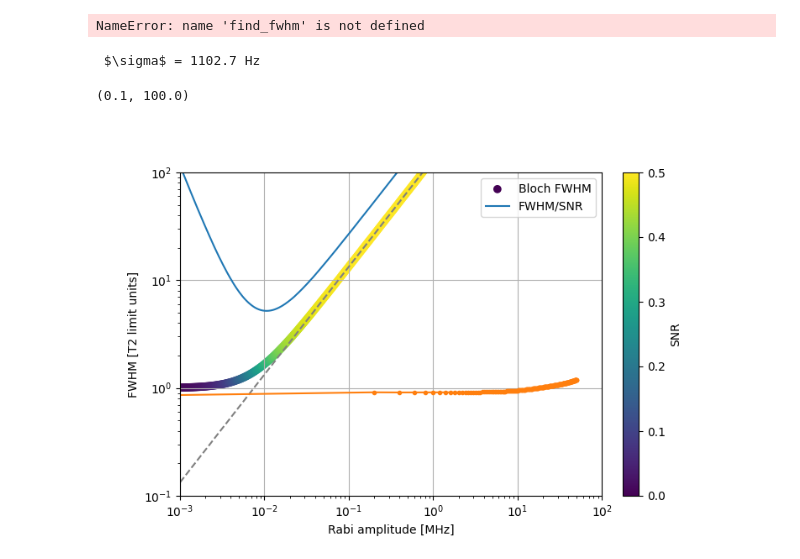
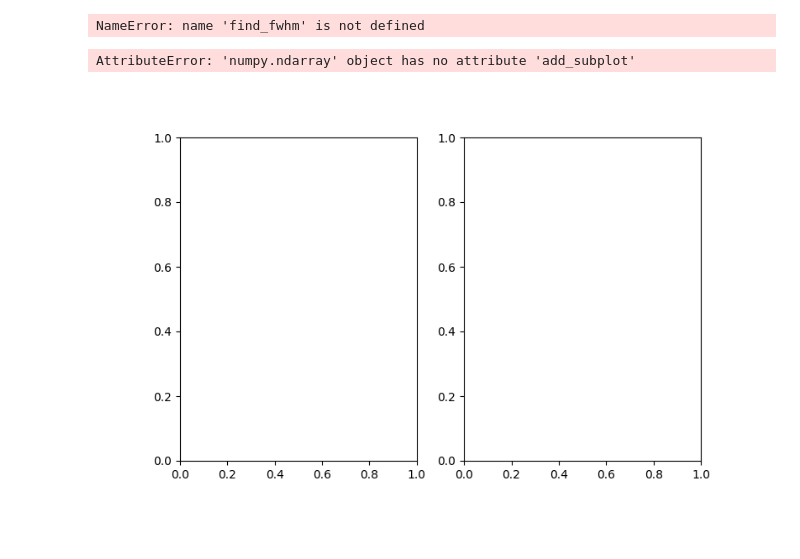
Before and after one commit to asafasia/amplitude-robust-spectrscopy, a Jupyter notebook: notebooks/old/fwhm_test.ipynb, the cells around one changed output. Cells and saved outputs as stored; diff of their text form; code cells hidden in the pictures.

```diff
--- a/notebooks/old/fwhm_test.ipynb
+++ b/notebooks/old/fwhm_test.ipynb
@@ -123,19 +119,18 @@ fwhms, snrs = find_fwhm(detunings,amplitudes, z_echo, echo=True)
 NameError: name 'find_fwhm' is not defined
 # %%
 
-fig = plt.figure(figsize=(8, 5))
+axs,fig = plt.subplots(1,2,figsize=(8, 5))
 ax = fig.add_subplot(111)
 
 find_fwhm_vec_vs_rabi(ax)
 ax.plot(
     amplitudes / 2 / pi / MHz,
     fwhms / T2_limit / pi/2,
     '.-'
 )
 
 ax.set_xlim(1e-3, 1e2)
 ax.set_ylim(1e-1, 1e2)
 # %% [output]
- $\sigma$ = 1102.7 Hz
+AttributeError: 'numpy.ndarray' object has no attribute 'add_subplot'
-(0.1, 100.0)
-[figure, old version]
+[figure, new version]
```
Also changed, not shown: parts of 1 cell of this notebook, 10 other files.
